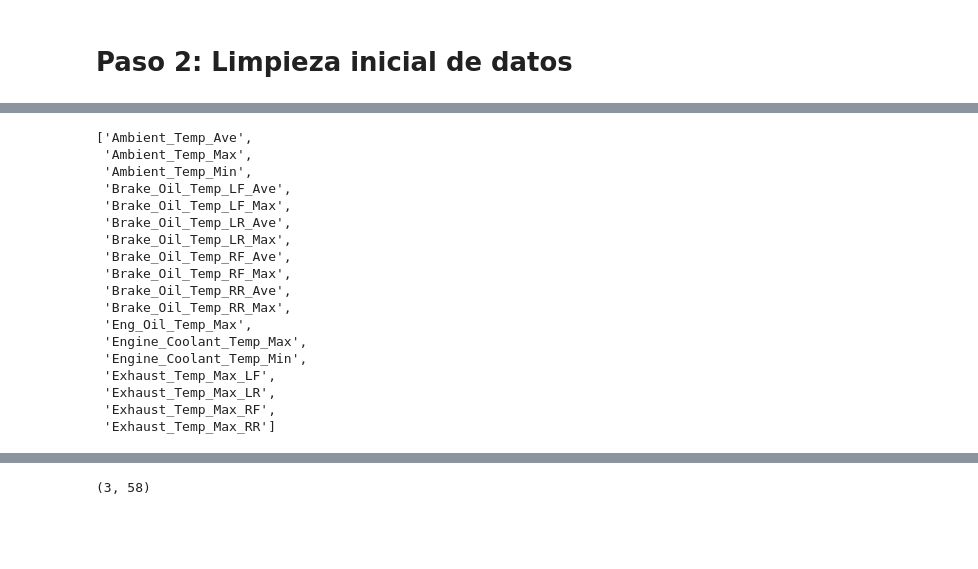
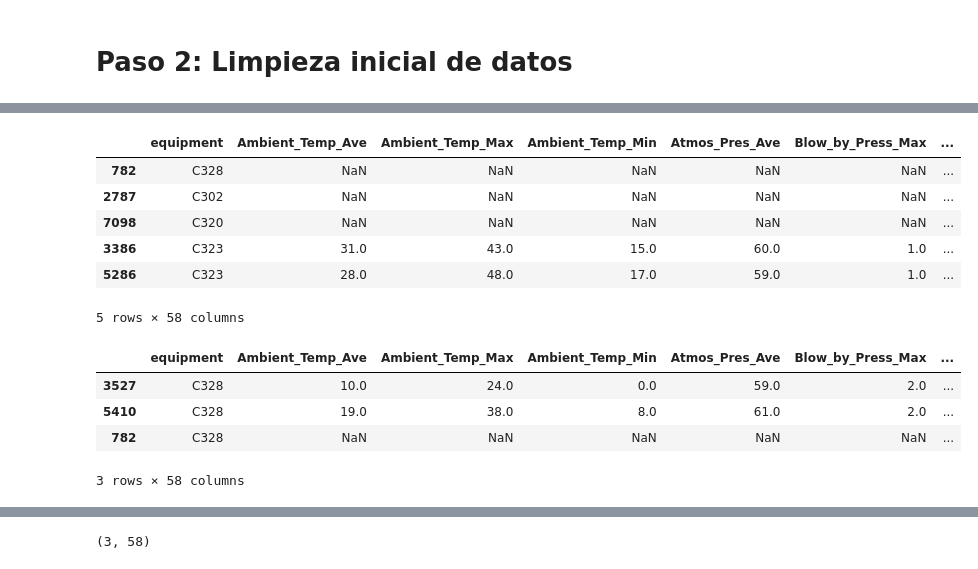
Before and after one commit to ETorresSacha/Prediccion-RULL, a Jupyter notebook: analisis_datos_reto.ipynb, the cells around one changed output, grey strips where cells are left out. Cells and saved outputs as stored; diff of their text form; code cells hidden in the pictures; blank space fills up the shorter version.

```diff
--- a/analisis_datos_reto.ipynb
+++ b/analisis_datos_reto.ipynb
@@ -195,21 +191,0 @@ cols_temp = [col for col in data.columns if "Temp" in col]
-# %%
-cols_temp
-# %% [output]
-['Ambient_Temp_Ave',
- 'Ambient_Temp_Max',
- 'Ambient_Temp_Min',
- 'Brake_Oil_Temp_LF_Ave',
- 'Brake_Oil_Temp_LF_Max',
- 'Brake_Oil_Temp_LR_Ave',
- 'Brake_Oil_Temp_LR_Max',
- 'Brake_Oil_Temp_RF_Ave',
- 'Brake_Oil_Temp_RF_Max',
- 'Brake_Oil_Temp_RR_Ave',
- 'Brake_Oil_Temp_RR_Max',
- 'Eng_Oil_Temp_Max',
- 'Engine_Coolant_Temp_Max',
- 'Engine_Coolant_Temp_Min',
- 'Exhaust_Temp_Max_LF',
- 'Exhaust_Temp_Max_LR',
- 'Exhaust_Temp_Max_RF',
- 'Exhaust_Temp_Max_RR']
@@ -215,0 +195,10 @@ cols_temp
+# %%
+data.head() # Existen tres filas con valores nulos
+# %% [output]
+|  | equipment | Ambient_Temp_Ave | Ambient_Temp_Max | Ambient_Temp_Min | Atmos_Pres_Ave | Blow_by_Press_Max | ... |
+| 782 | C328 | NaN | NaN | NaN | NaN | NaN | ... |
+| 2787 | C302 | NaN | NaN | NaN | NaN | NaN | ... |
+| 7098 | C320 | NaN | NaN | NaN | NaN | NaN | ... |
+| 3386 | C323 | 31.0 | 43.0 | 15.0 | 60.0 | 1.0 | ... |
+| 5286 | C323 | 28.0 | 48.0 | 17.0 | 59.0 | 1.0 | ... |
+5 rows × 58 columns
@@ -215,0 +208,8 @@ cols_temp
+# %%
+dt
+# %% [output]
+|  | equipment | Ambient_Temp_Ave | Ambient_Temp_Max | Ambient_Temp_Min | Atmos_Pres_Ave | Blow_by_Press_Max | ... |
+| 3527 | C328 | 10.0 | 24.0 | 0.0 | 59.0 | 2.0 | ... |
+| 5410 | C328 | 19.0 | 38.0 | 8.0 | 61.0 | 2.0 | ... |
+| 782 | C328 | NaN | NaN | NaN | NaN | NaN | ... |
+3 rows × 58 columns
```
Also changed, not shown: parts of 5 cells of this notebook.
